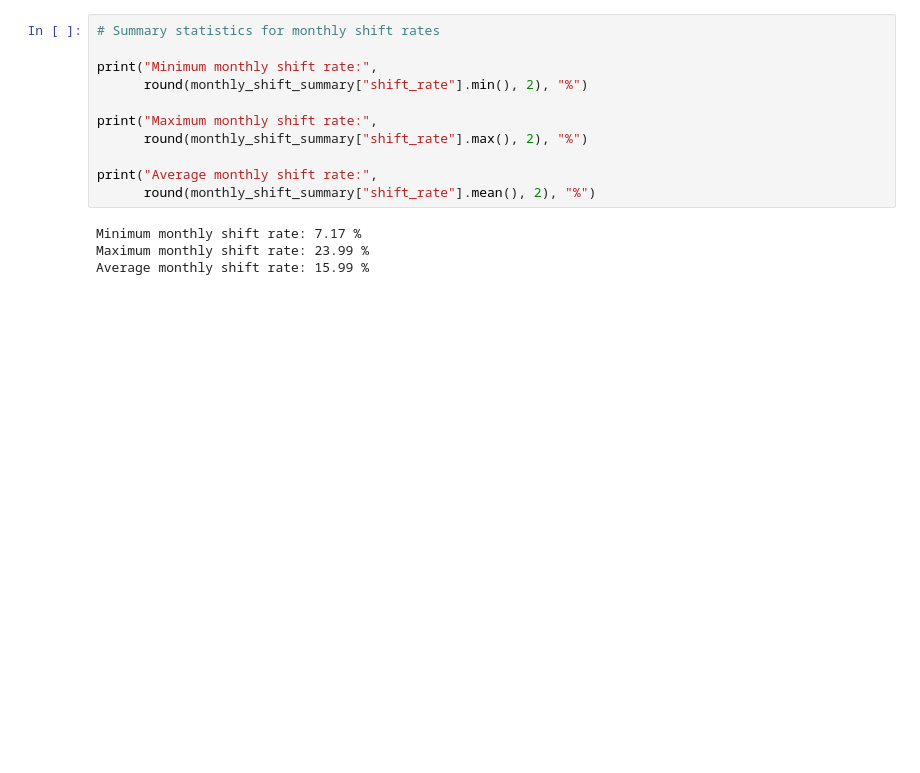
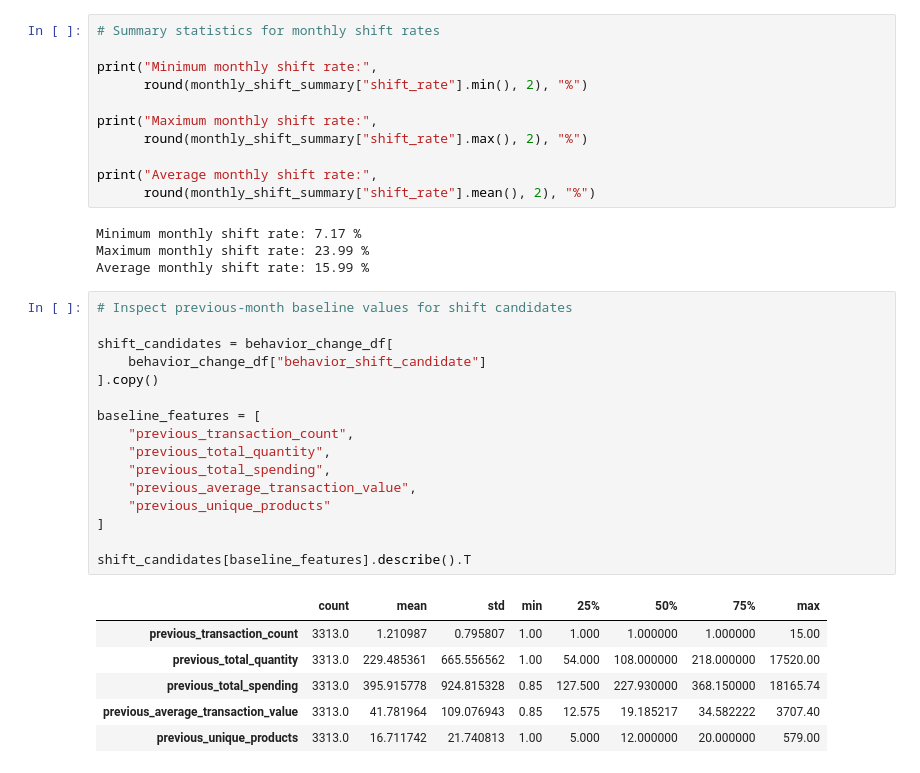
Before and after one commit to saraalwadia/customer-behavior-shift-detection, a Jupyter notebook: notebooks/03_temporal_analysis.ipynb, the cells around one changed output. Drawn from its saved outputs; the diff is of its cells as text; blank space fills up the shorter version.

Commit message:
Finalize behavior shift target and leakage analysis

```diff
--- a/notebooks/03_temporal_analysis.ipynb
+++ b/notebooks/03_temporal_analysis.ipynb
@@ -685,3 +685,26 @@ print("Average monthly shift rate:",
 Minimum monthly shift rate: 7.17 %
 Maximum monthly shift rate: 23.99 %
 Average monthly shift rate: 15.99 %
+# %%
+# Inspect previous-month baseline values for shift candidates
+
+shift_candidates = behavior_change_df[
+    behavior_change_df["behavior_shift_candidate"]
+].copy()
+
+baseline_features = [
+    "previous_transaction_count",
+    "previous_total_quantity",
+    "previous_total_spending",
+    "previous_average_transaction_value",
+    "previous_unique_products"
+]
+
+shift_candidates[baseline_features].describe().T
+# %% [output]
+|  | count | mean | std | min | 25% | 50% | 75% | max |
+| previous_transaction_count | 3313.0 | 1.210987 | 0.795807 | 1.00 | 1.000 | 1.000000 | 1.000000 | 15.00 |
+| previous_total_quantity | 3313.0 | 229.485361 | 665.556562 | 1.00 | 54.000 | 108.000000 | 218.000000 | 17520.00 |
+| previous_total_spending | 3313.0 | 395.915778 | 924.815328 | 0.85 | 127.500 | 227.930000 | 368.150000 | 18165.74 |
+| previous_average_transaction_value | 3313.0 | 41.781964 | 109.076943 | 0.85 | 12.575 | 19.185217 | 34.582222 | 3707.40 |
+| previous_unique_products | 3313.0 | 16.711742 | 21.740813 | 1.00 | 5.000 | 12.000000 | 20.000000 | 579.00 |
```
Also changed, not shown: parts of 7 cells of this notebook.
